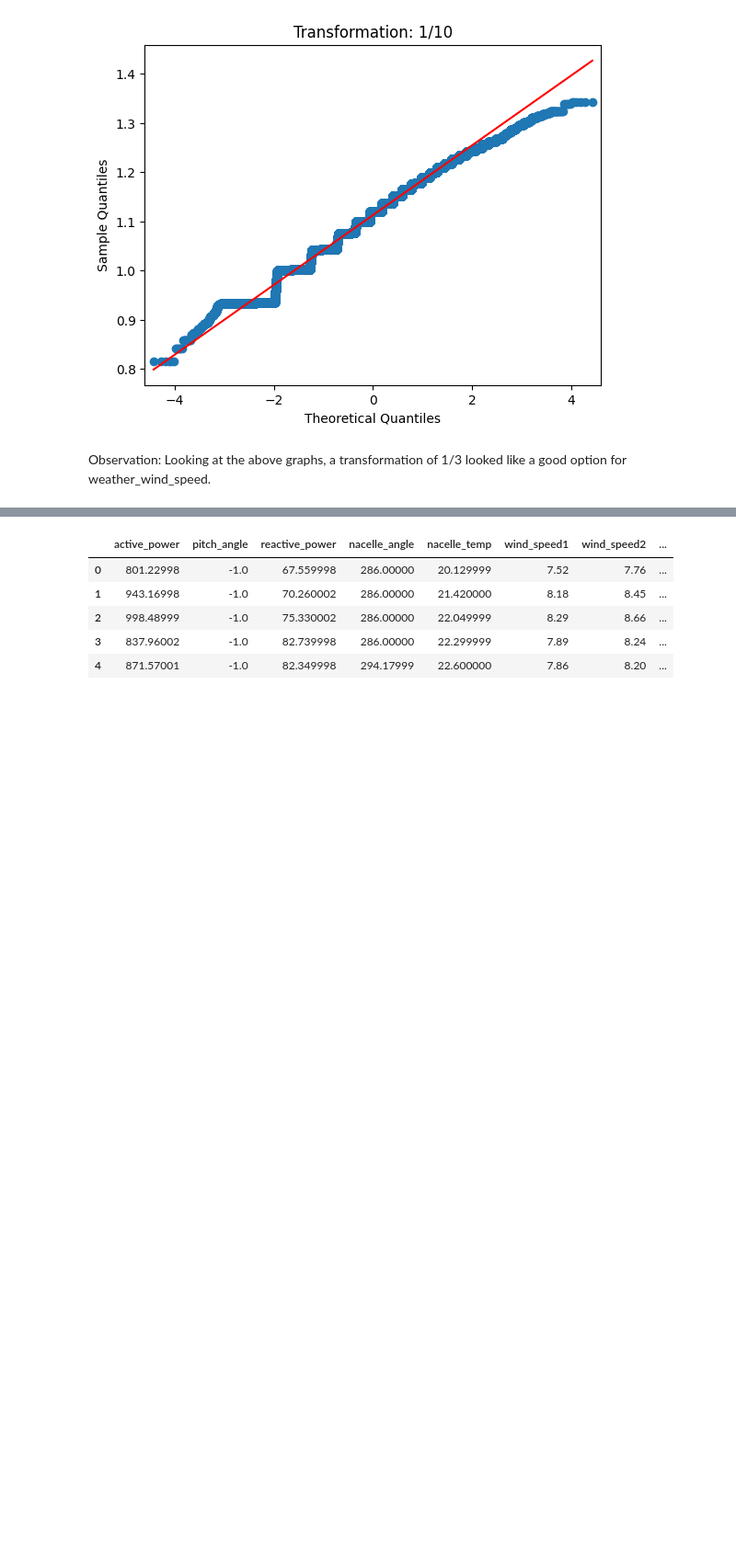
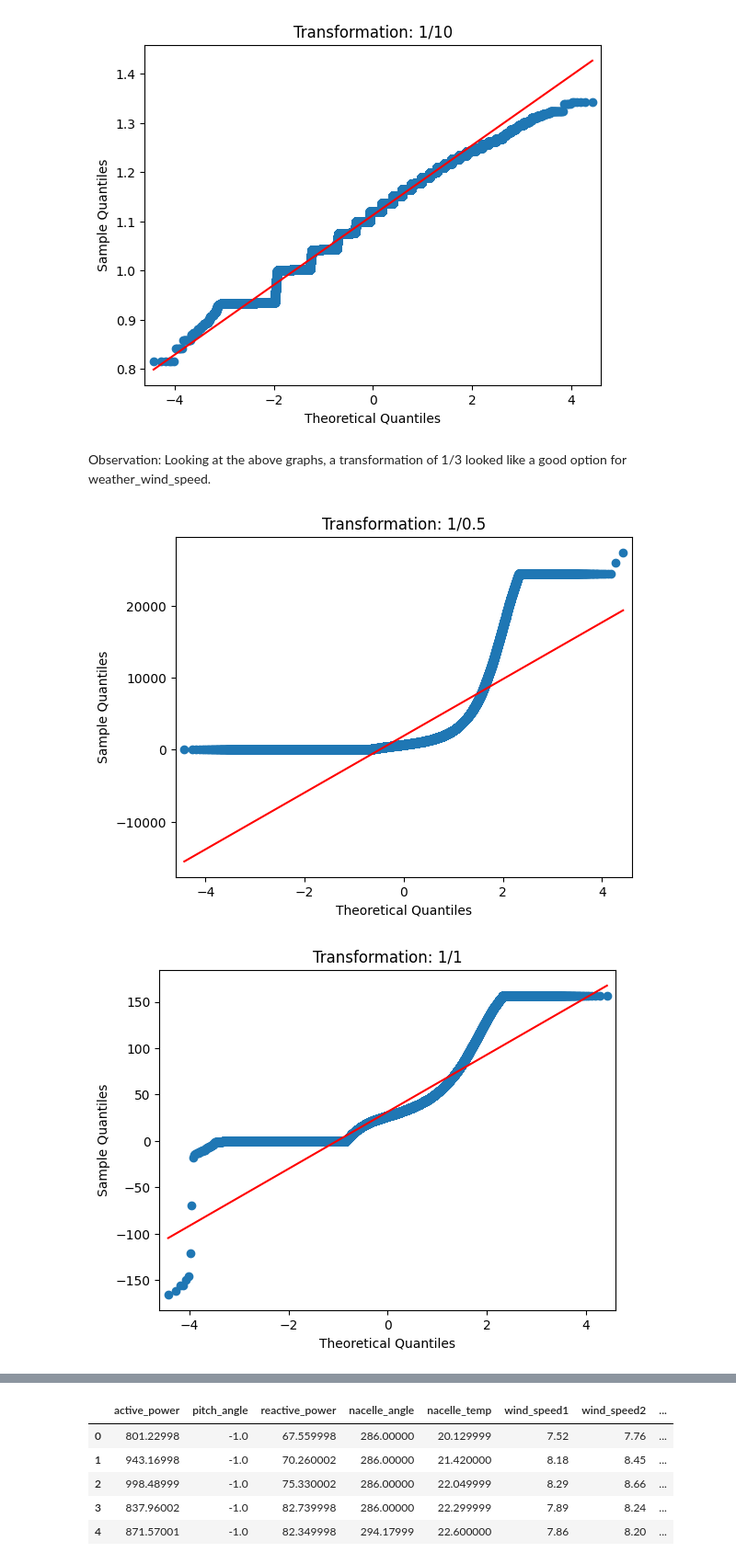
Before and after one commit to madhumitafilos/Collab, a Jupyter notebook: Feature_Engineering.ipynb, the cells around one changed output, grey strips where cells are left out. Shown at 92% size. Cells and saved outputs as stored; diff of their text form; code cells hidden in the pictures; blank space fills up the shorter version.

```diff
--- a/Feature_Engineering.ipynb
+++ b/Feature_Engineering.ipynb
@@ -300,3 +300,12 @@ for i in [0.5, 1, 2, 3, 4, 5, 6, 7, 8, 9, 10]:
 [figure]
 # %% [markdown]
 Observation: Looking at the above graphs, a transformation of 1/3 looked like a good option for weather_wind_speed.
+# %%
+# Generate QQ plots
+for i in [0.5, 1, 2, 3, 4, 5, 6, 7, 8, 9, 10]:
+    data_t = wind_DS_clean['reactive_power']**(1/i)
+    qqplot(data_t, line='s')
+    plt.title("Transformation: 1/{}".format(str(i)))
+# %% [output]
+[figure, added]
+[figure, added]
```
Also changed, not shown: parts of 1 cell of this notebook.
